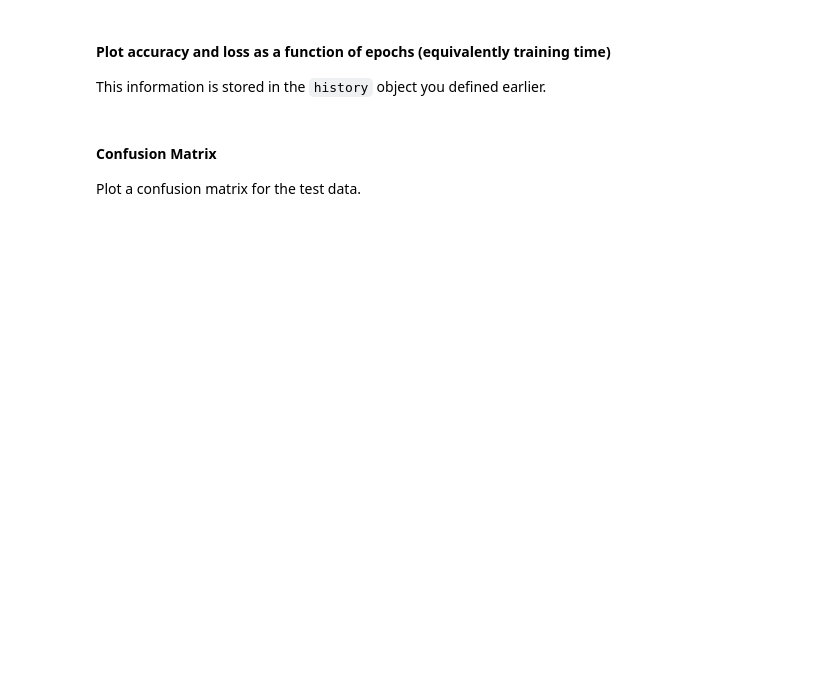
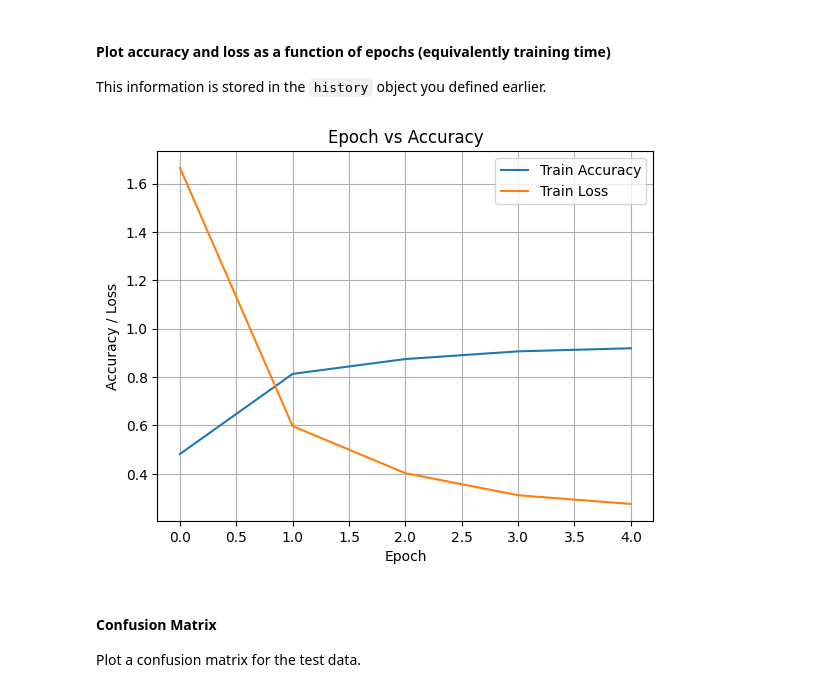
Before and after one commit to ASTR154/neural-networks, a Jupyter notebook: neural-networks.ipynb, the cells around one changed output. Cells and saved outputs as stored; diff of their text form; code cells hidden in the pictures; blank space fills up the shorter version.

```diff
--- a/neural-networks.ipynb
+++ b/neural-networks.ipynb
@@ -87,14 +145,10 @@ Select three key options
 1.   **optimizer**: the method for optimizing the weights. "Stochastic Gradient Descent (SGD)" is the canonical method.
 2.   **loss** function: the form of the function to encode the difference between the data's true label and the predict label.
 3.   **metric**: the function by which the model is evaluated.
-# %%
-model.compile(  # complete
+# %%
+model.compile(loss="categorical_crossentropy", optimizer="SGD", metrics=["accuracy"])
 # %% [markdown]
 ### Fit (read: Train) the model
 Use 5 epochs (batches) of 32 images and a validation split of 80%.
-# %%
-history = model.fit(
-# complete
-# complete
-# complete
-# complete
+# %%
+history = model.fit(x_train, y_train, batch_size=32, epochs=5, validation_split=0.8)
@@ -129,3 +198,15 @@ This information is stored in the `history` object you defined earlier.
+# %%
+plt.figure()
+plt.plot(history.history['accuracy'], label='Train Accuracy')
+plt.plot(history.history['loss'], label='Train Loss')
+plt.title('Epoch vs Accuracy')
+plt.xlabel('Epoch')
+plt.ylabel('Accuracy / Loss')
+plt.grid(True)
+plt.legend()
+plt.show()
+# %% [output]
+[figure, added]
 # %% [markdown]
 #### Confusion Matrix
 Plot a confusion matrix for the test data.
```
Also changed, not shown: parts of 17 cells of this notebook.
